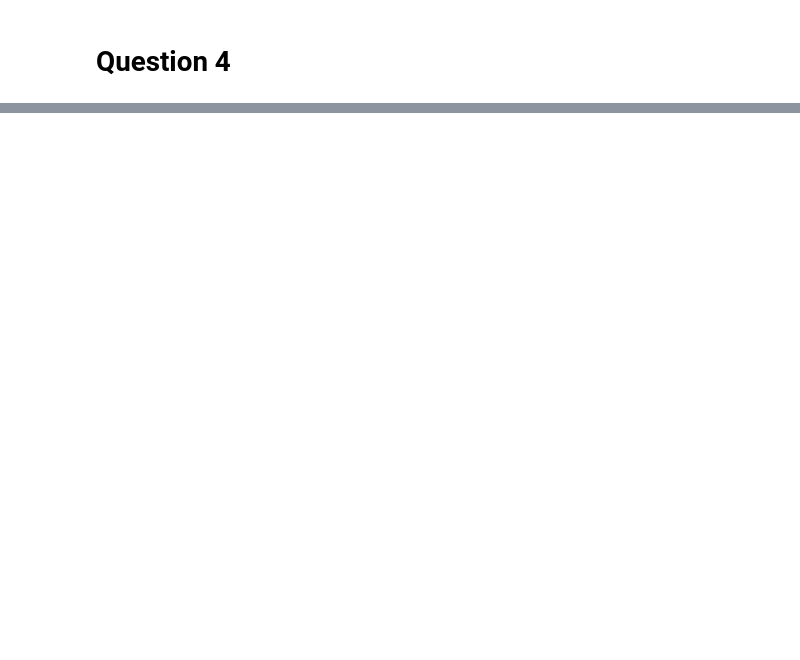
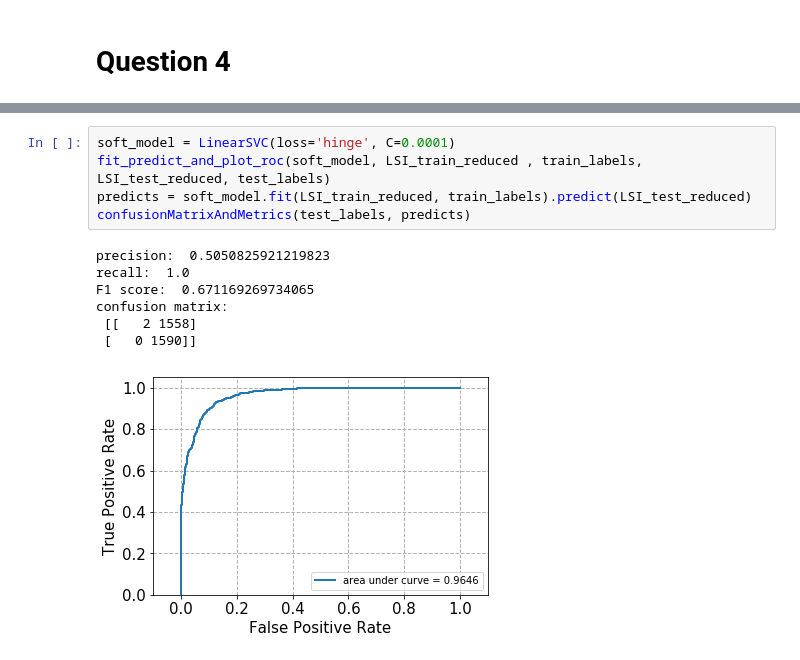
Before and after one commit to DanioPurdue/EE219Project-Analysis-On-Textual-Data, a Jupyter notebook: EE219Project1.ipynb, the cells around one changed output, grey strips where cells are left out. Saved outputs shown, nothing was run; the diff lists cells and outputs as text; blank space fills up the shorter version.

```diff
--- a/EE219Project1.ipynb
+++ b/EE219Project1.ipynb
@@ -154,0 +227,13 @@ len(pred_res)
+# %%
+soft_model = LinearSVC(loss='hinge', C=0.0001)
+fit_predict_and_plot_roc(soft_model, LSI_train_reduced , train_labels, LSI_test_reduced, test_labels)
+predicts = soft_model.fit(LSI_train_reduced, train_labels).predict(LSI_test_reduced)
+confusionMatrixAndMetrics(test_labels, predicts)
+# %% [output]
+precision:  0.5050825921219823
+recall:  1.0
+F1 score:  0.671169269734065
+confusion matrix:
+ [[   2 1558]
+ [   0 1590]]
+[figure, added]
```
Also changed, not shown: parts of 17 cells of this notebook, 1 other file.
